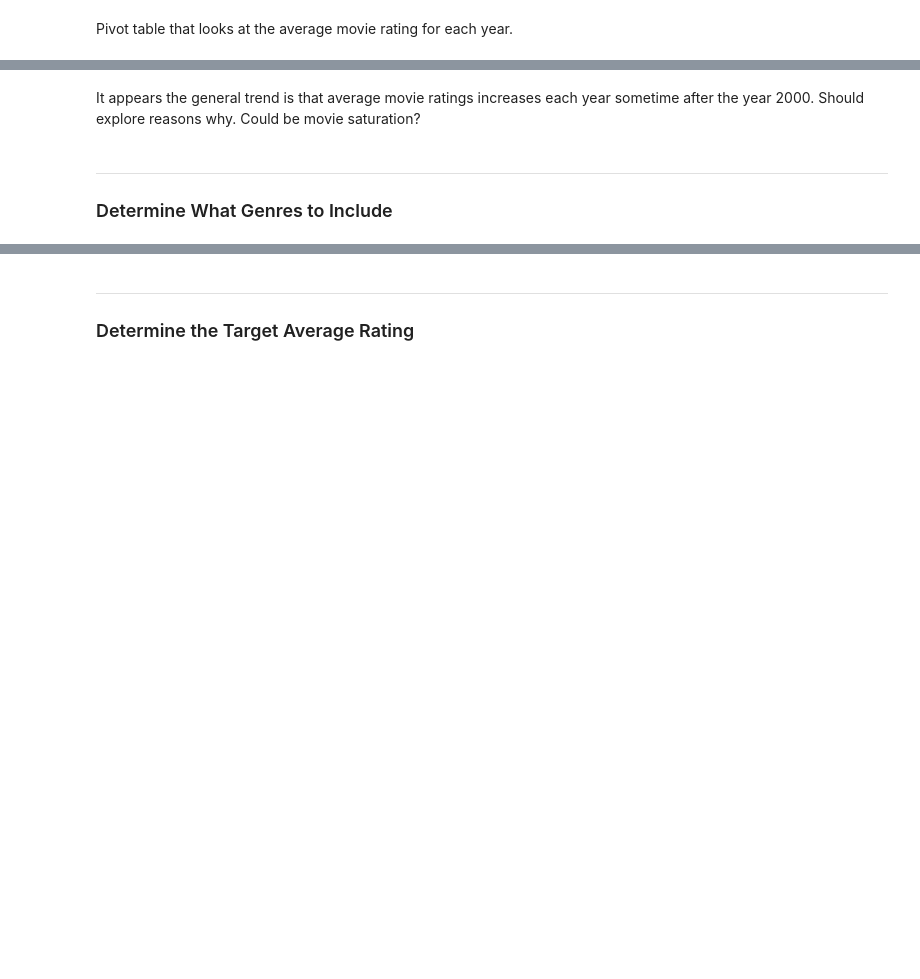
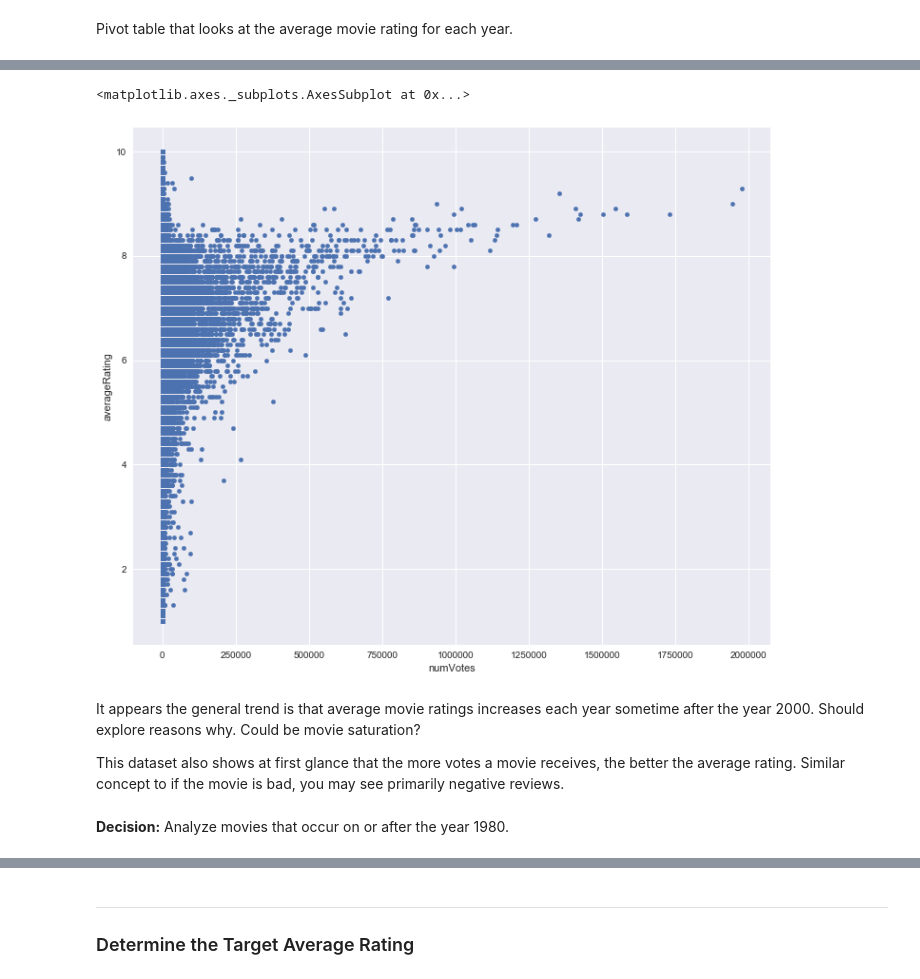
Before and after one commit to dniedermier-cscc/Scrum-Lords-Capstone-2018, a Jupyter notebook: IMDB/Working Notebooks/IMDB_Capstone_CS.ipynb, the cells around one changed output, grey strips where cells are left out. Saved outputs shown, nothing was run; the diff lists cells and outputs as text; code cells hidden in the pictures; blank space fills up the shorter version.

```diff
--- a/IMDB/Working Notebooks/IMDB_Capstone_CS.ipynb
+++ b/IMDB/Working Notebooks/IMDB_Capstone_CS.ipynb
@@ -417,6 +444,11 @@ movie_pivot.plot(kind='line')
+# %%
+movie_data.plot.scatter(x="numVotes", y="averageRating")
+# %% [output]
+<matplotlib.axes._subplots.AxesSubplot at 0x...>
+[figure, added]
 # %% [markdown]
 It appears the general trend is that average movie ratings increases each year sometime after the year 2000. Should explore reasons why. Could be movie saturation?
+
+This dataset also shows at first glance that the more votes a movie receives, the better the average rating. Similar concept to if the movie is bad, you may see primarily negative reviews.
-# %% [markdown]
-<hr>
-
-### Determine What Genres to Include
+# %% [markdown]
+**Decision:** Analyze movies that occur on or after the year 1980.
```
Also changed, not shown: parts of 41 cells of this notebook, 2 other files.
